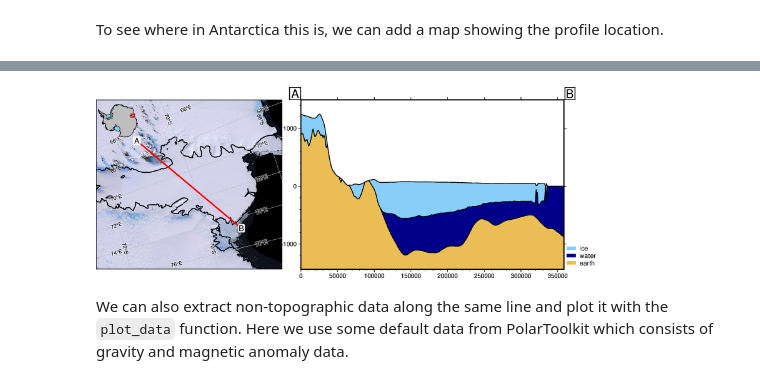
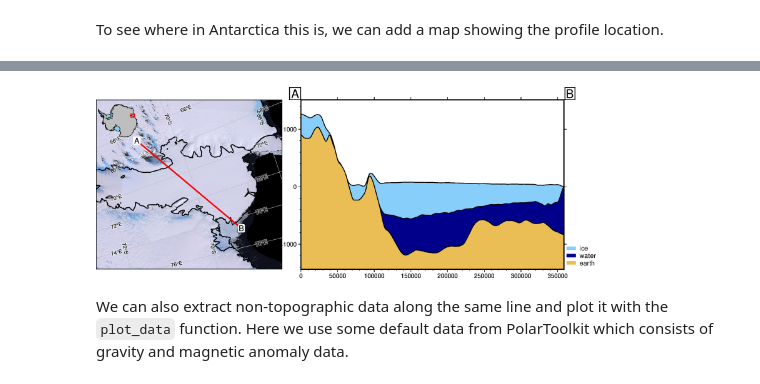
Before and after one commit to mdtanker/polartoolkit, a Jupyter notebook: docs/tutorial/08_cross_sections_and_profiles.ipynb, the cells around one changed output, grey strips where cells are left out. Drawn from its saved outputs; the diff is of its cells as text; code cells hidden in the pictures.

```diff
--- a/docs/tutorial/08_cross_sections_and_profiles.ipynb
+++ b/docs/tutorial/08_cross_sections_and_profiles.ipynb
@@ -34,6 +35,7 @@ fig, _, _ = profiles.plot_profile(
     start=a,
     stop=b,
     add_map=True,
+    default_layers_spacing=5e3,
 )
 fig.show(dpi=200)
 # %% [output]
@@ -48,5 +42,5 @@ grdimage [WARNING]: n reset from 937551.150621 to 937694.96692
 gmtset [WARNING]: Representation of font type not recognized. Using default.
-[figure, old version]
+[figure, new version]
 # %% [markdown]
 We can also extract non-topographic data along the same line and plot it with the `plot_data` function. Here we use some default data from PolarToolkit which consists of gravity and magnetic anomaly data.
 # %%
```
Also changed, not shown: parts of 3 cells of this notebook, 10 other files.
